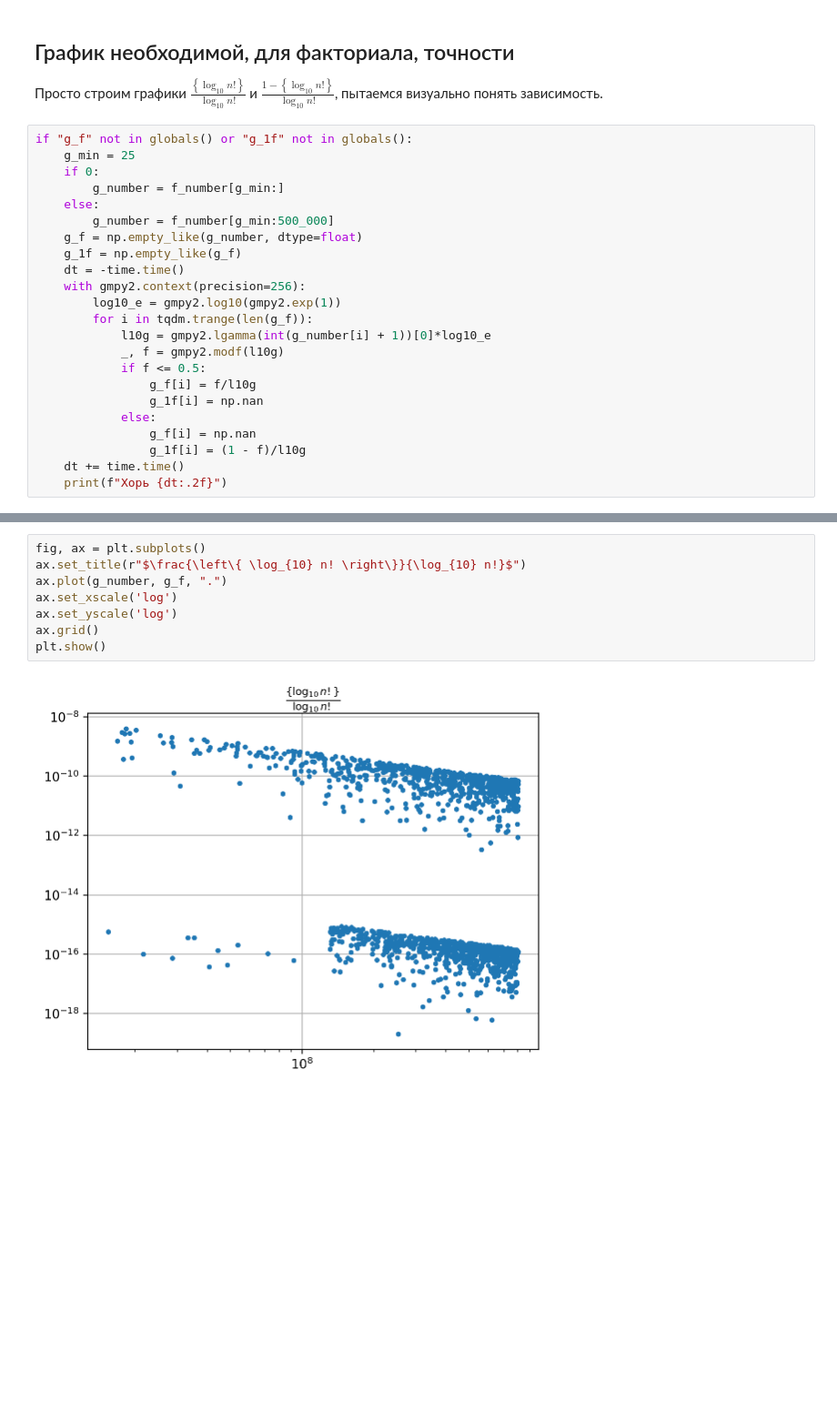
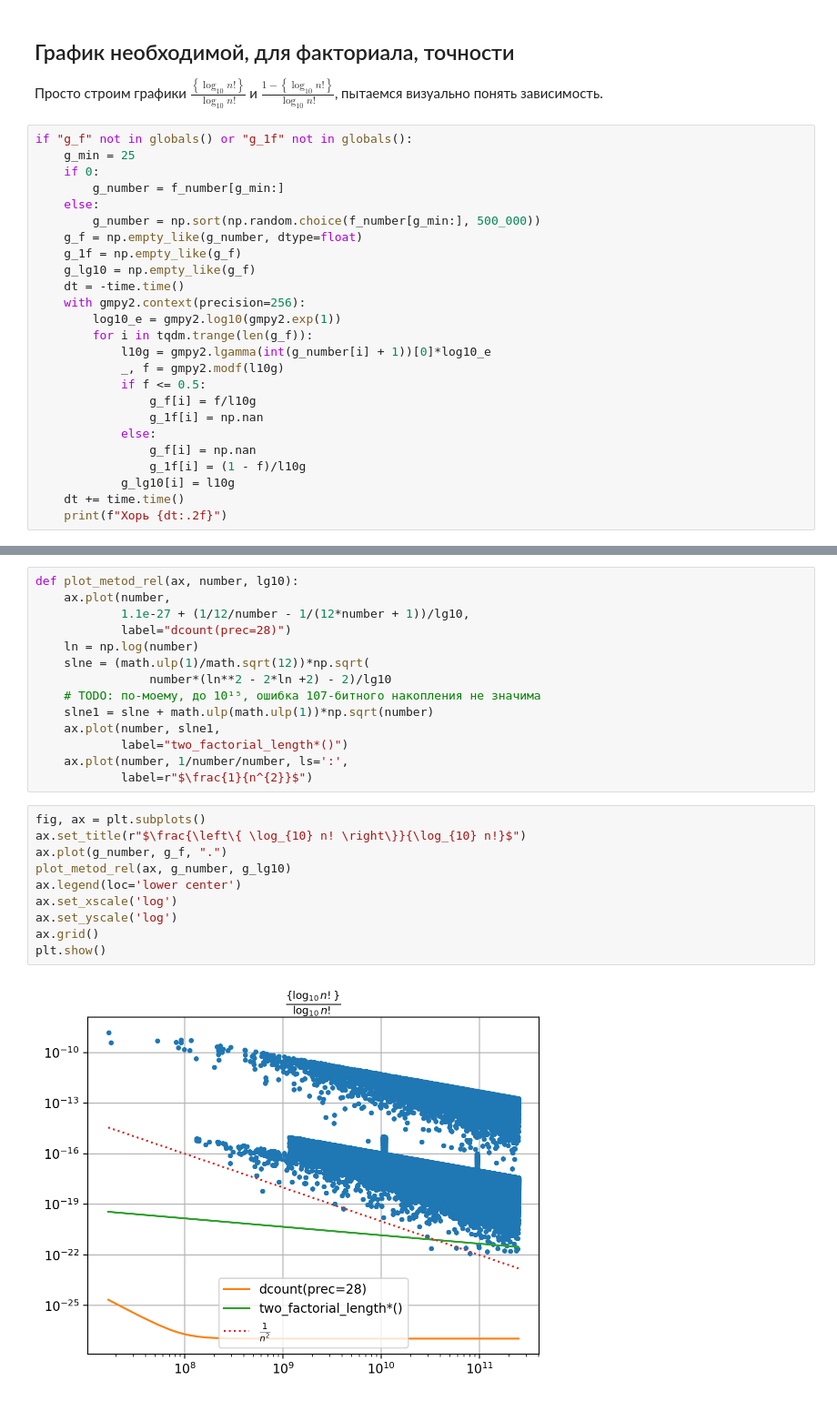
Before and after one commit to Serge3leo/temp-cola, a Jupyter notebook: ruSO/1615333-Найти-длину-факториала/Варианты-и-график.ipynb, the cells around one changed output, grey strips where cells are left out. Shown: that part at 91% size. Cells and saved outputs as stored; diff of their text form; blank space fills up the shorter version.

```diff
--- a/ruSO/1615333-Найти-длину-факториала/Варианты-и-график.ipynb
+++ b/ruSO/1615333-Найти-длину-факториала/Варианты-и-график.ipynb
@@ -1015,9 +1013,10 @@ if "g_f" not in globals() or "g_1f" not in globals():
     if 0:
         g_number = f_number[g_min:]
     else:
-        g_number = f_number[g_min:500_000]
+        g_number = np.sort(np.random.choice(f_number[g_min:], 500_000))
     g_f = np.empty_like(g_number, dtype=float)
     g_1f = np.empty_like(g_f)
+    g_lg10 = np.empty_like(g_f)
     dt = -time.time()
     with gmpy2.context(precision=256):
         log10_e = gmpy2.log10(gmpy2.exp(1))
@@ -1030,6 +1029,7 @@ if "g_f" not in globals() or "g_1f" not in globals():
             else:
                 g_f[i] = np.nan
                 g_1f[i] = (1 - f)/l10g
+            g_lg10[i] = l10g
     dt += time.time()
     print(f"Хорь {dt:.2f}")
 # %% [output]
@@ -1037,13 +1037,29 @@ if "g_f" not in globals() or "g_1f" not in globals():
+# %%
+def plot_metod_rel(ax, number, lg10):
+    ax.plot(number,
+            1.1e-27 + (1/12/number - 1/(12*number + 1))/lg10,
+            label="dcount(prec=28)")
+    ln = np.log(number)
+    slne = (math.ulp(1)/math.sqrt(12))*np.sqrt(
+                number*(ln**2 - 2*ln +2) - 2)/lg10
+    # TODO: по-моему, до 10¹⁵, ошибка 107-битного накопления не значима
+    slne1 = slne + math.ulp(math.ulp(1))*np.sqrt(number)
+    ax.plot(number, slne1,
+            label="two_factorial_length*()")
+    ax.plot(number, 1/number/number, ls=':',
+            label=r"$\frac{1}{n^{2}}$")
 # %%
 fig, ax = plt.subplots()
 ax.set_title(r"$\frac{\left\{ \log_{10} n! \right\}}{\log_{10} n!}$")
 ax.plot(g_number, g_f, ".")
+plot_metod_rel(ax, g_number, g_lg10)
+ax.legend(loc='lower center')
 ax.set_xscale('log')
 ax.set_yscale('log')
 ax.grid()
 plt.show()
 # %% [output]
-[figure, old version]
+[figure, new version]
 # %%
 fig, ax = plt.subplots()
 ax.set_title(r"$\frac{1 - \left\{ \log_{10} n! \right\}}{\log_{10} n!}$")
```
Also changed, not shown: parts of 8 cells of this notebook.
